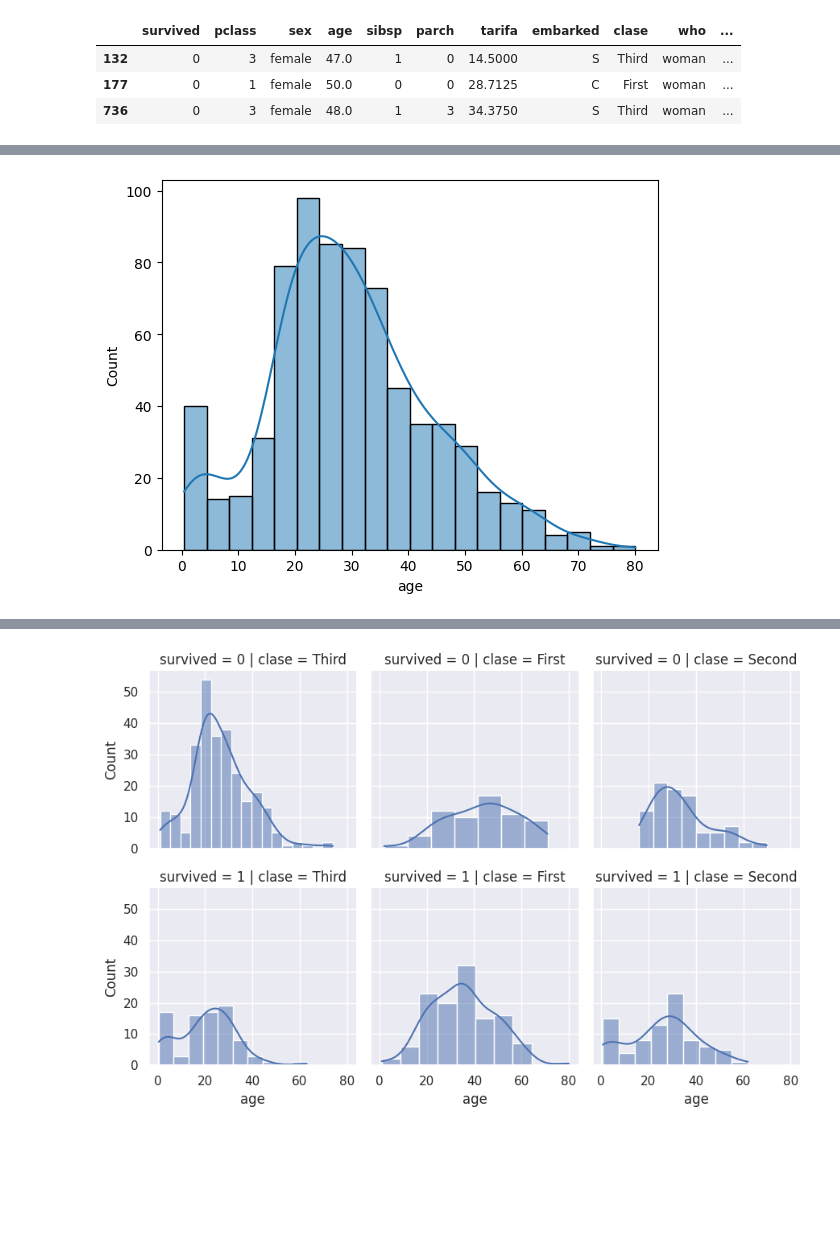
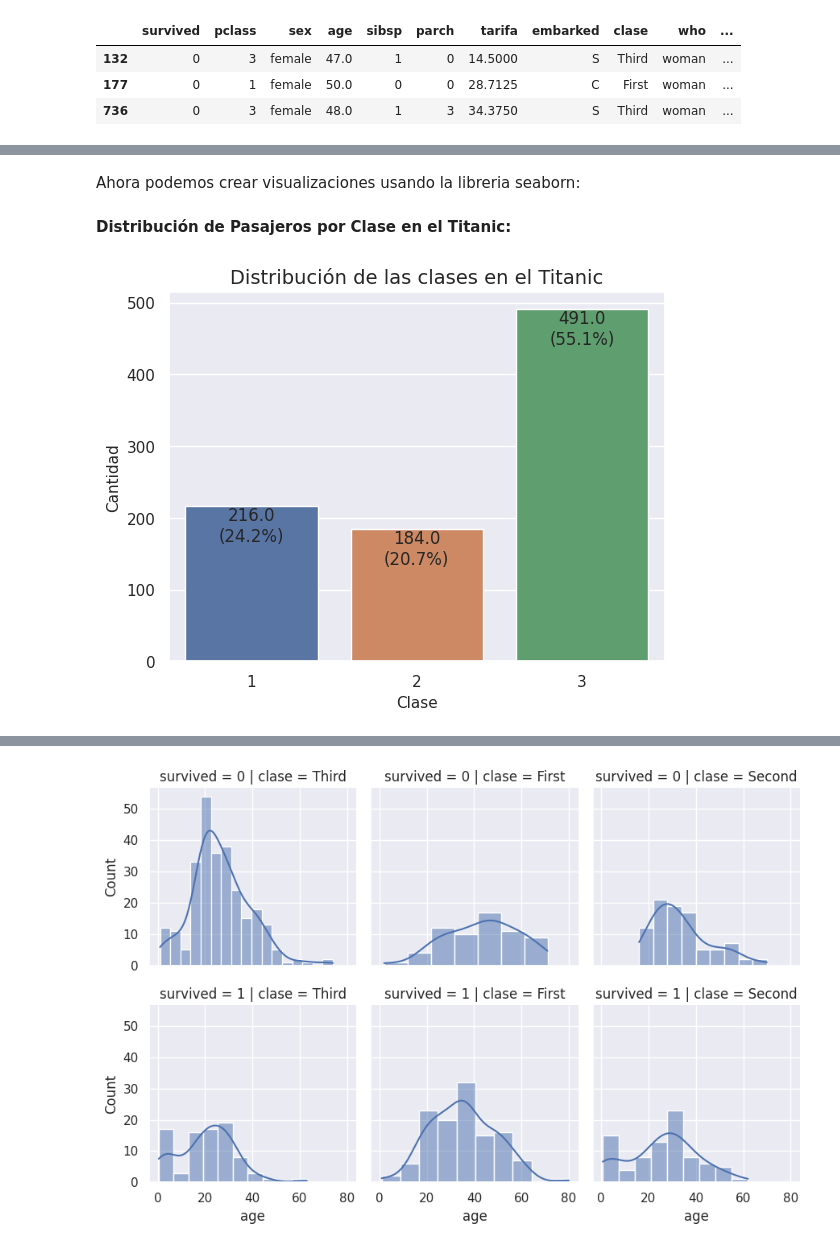
Before and after one commit to beltranovich/MBID-08_-_Visualizacion-de-Datos, a Jupyter notebook: MBID_08_AG3.ipynb, the cells around one changed output, grey strips where cells are left out. Saved outputs shown, nothing was run; the diff lists cells and outputs as text; code cells hidden in the pictures; blank space fills up the shorter version.

```diff
--- a/MBID_08_AG3.ipynb
+++ b/MBID_08_AG3.ipynb
@@ -153,7 +190,25 @@ sns.countplot(x="pclass", data=titanic)
-# %%
-# Distribución de la edad(ege)
-sns.histplot(titanic.age.dropna( ),
-kde=True)
-plt.show( )
-# %% [output]
-[figure, removed]
+# %% [markdown]
+Ahora podemos crear visualizaciones usando la libreria seaborn:
+# %% [markdown]
+<b>Distribución de Pasajeros por Clase en el Titanic:</b>
+# %%
+# Crear la gráfica de distribución de las clases
+sns.set(style="darkgrid")  # Establecer el estilo de la gráfica
+ax = sns.countplot(x="pclass", data=titanic)
+
+# Personalizar el aspecto de la gráfica
+ax.set_title("Distribución de las clases en el Titanic", fontsize=14)  # Título de la gráfica
+ax.set_xlabel("Clase", fontsize=11)  # Nombre del eje x
+ax.set_ylabel("Cantidad", fontsize=11)  # Nombre del eje y
+
+# Añadir etiquetas a las barras
+total_count = len(titanic)
+for p in ax.patches:
+    height = p.get_height()
+    ax.annotate(f"{height}\n({height/total_count:.1%})", (p.get_x() + p.get_width() / 2, height),
+                ha='center', va='top')
+
+# Mostrar la gráfica
+plt.show()
+# %% [output]
+[figure, added]
```
Also changed, not shown: parts of 38 cells of this notebook.
